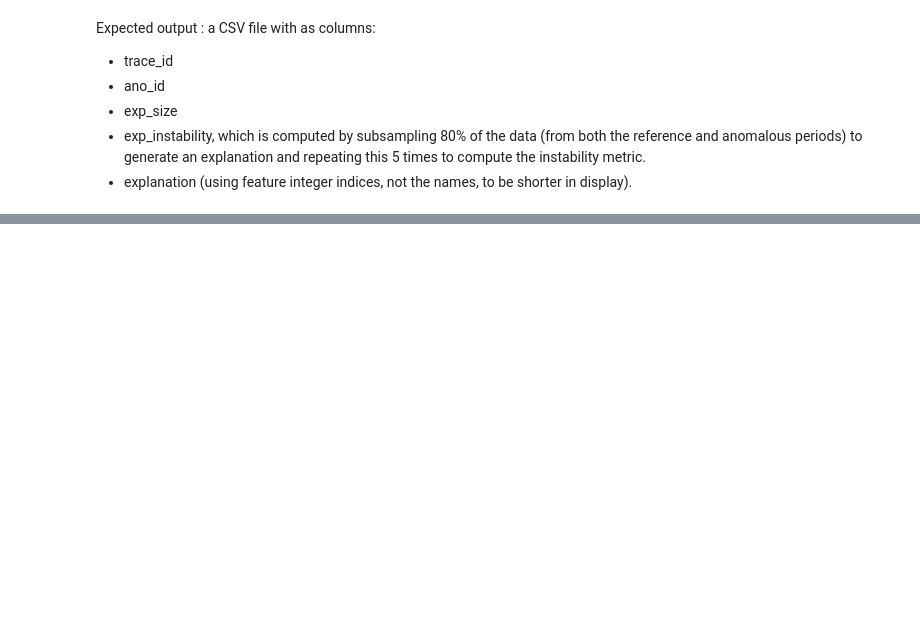
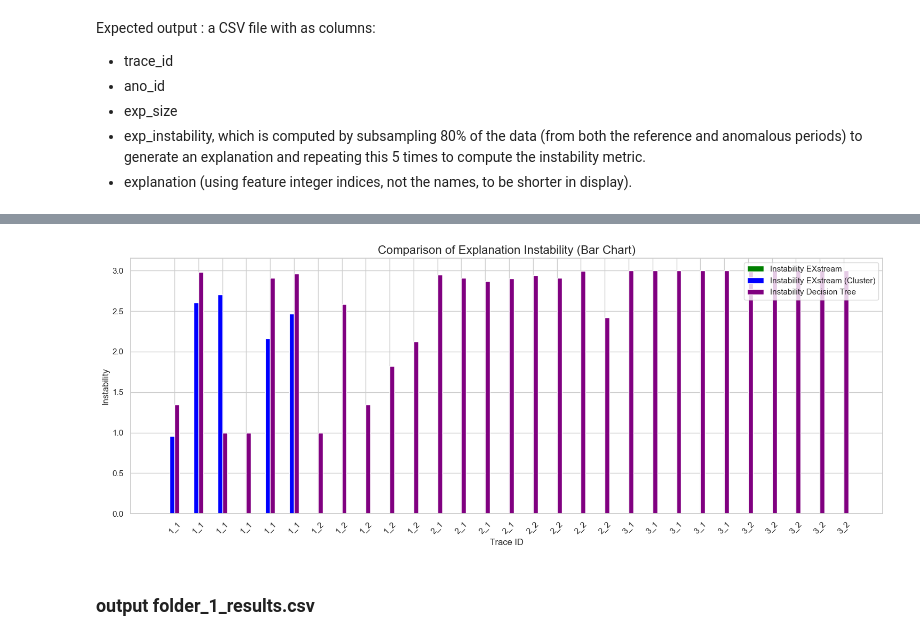
Before and after one commit to Yedson54/project-exstream, a Jupyter notebook: notebooks/exstream.ipynb, the cells around one changed output, grey strips where cells are left out. Cells and saved outputs as stored; diff of their text form; code cells hidden in the pictures; blank space fills up the shorter version.

Commit message:
instability end

```diff
--- a/notebooks/exstream.ipynb
+++ b/notebooks/exstream.ipynb
@@ -976,7 +976,8 @@ def instability(
     repeat: int = 5,
     sample_frac: int = 0.8,
     replace: bool = False,
-    random_state: int = 42
+    random_state: int = 42,
+    cluster: bool = True
 ):
     """
     Calculate the instability (consistency as entropy) of feature explanations for a specific anomaly in a DataFrame.
@@ -1010,7 +1011,8 @@ def instability(
             plot_correlation=plot_correlation,
             threshold=threshold,
             linkage=linkage,
-            verbose=verbose
+            verbose=verbose,
+            cluster=cluster
         ) for _ in range(repeat)
     ]
 
@@ -1183,3 +1186,35 @@ plt.show()
+# %%
+# Graphique pour l'instabilité avec barres
+fig, ax2 = plt.subplots(figsize=(15, 6))
+
+# Définir les positions des barres
+x = range(len(combined_results_df))
+width = 0.2
+
+# Barres pour l'instabilité
+ax2.bar([p - width for p in x], combined_results_df['exp_instability_exstream'], width=width, label='Instability EXstream', color='green', align='center')
+ax2.bar(x, combined_results_df['exp_instability_exstream_cluster'], width=width, label='Instability EXstream (Cluster)', color='blue', align='center')
+ax2.bar([p + width for p in x], combined_results_df['exp_instability_dt'], width=width, label='Instability Decision Tree', color='purple', align='center')
+
+ax2.set_xlabel('Trace ID', fontsize=12)
+ax2.set_ylabel('Instability', fontsize=12)
+ax2.set_xticks([p + width/2 for p in x])
+ax2.set_xticklabels(combined_results_df['trace_id'])
+ax2.legend(loc='upper right')
+
+plt.title('Comparison of Explanation Instability (Bar Chart)', fontsize=16)
+plt.xticks(rotation=45)
+plt.tight_layout()
+
+# Sauvegarde du graphique
+plt.savefig('../results/comparison_instability_barchart.png', dpi=300)
+
+# Afficher le graphique
+plt.show()
+# %% [output]
+[figure, added]
+# %% [markdown]
+### output folder_1_results.csv
 # %%
 # Get the list of anomalies
 anomalies = labels_df[['trace_id', 'ano_id']].values.tolist()
```
Also changed, not shown: parts of 3 cells of this notebook, 5 other files.
